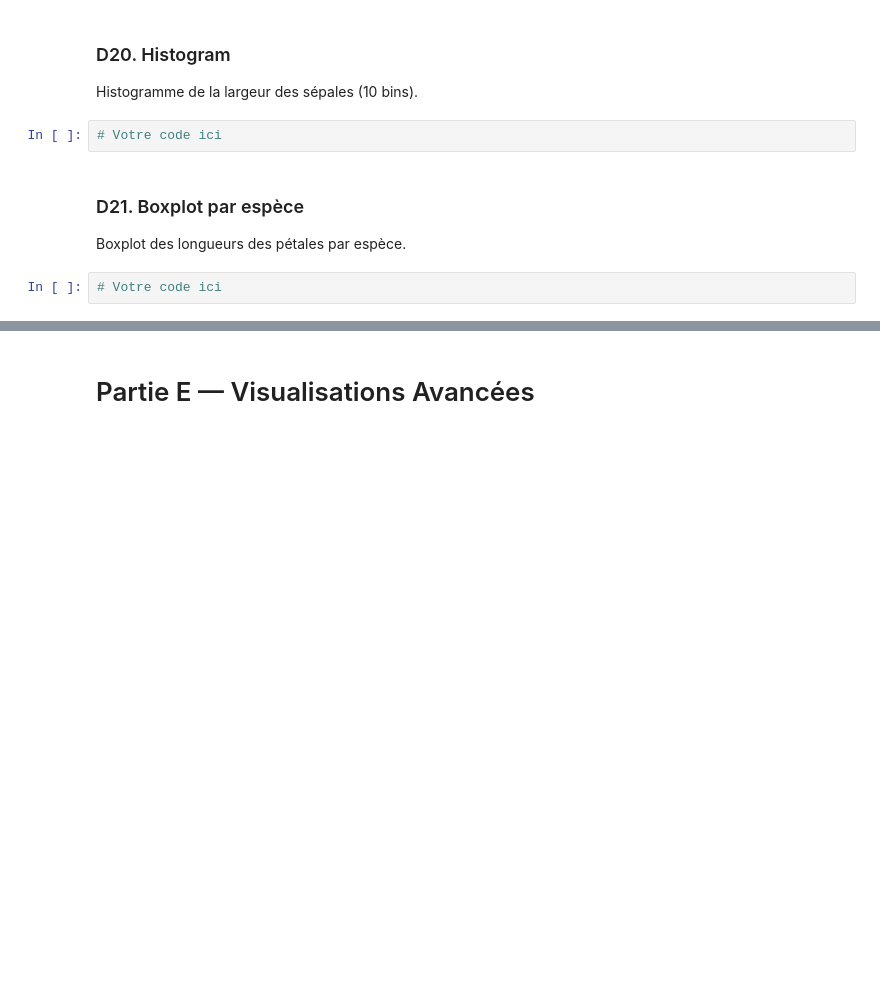
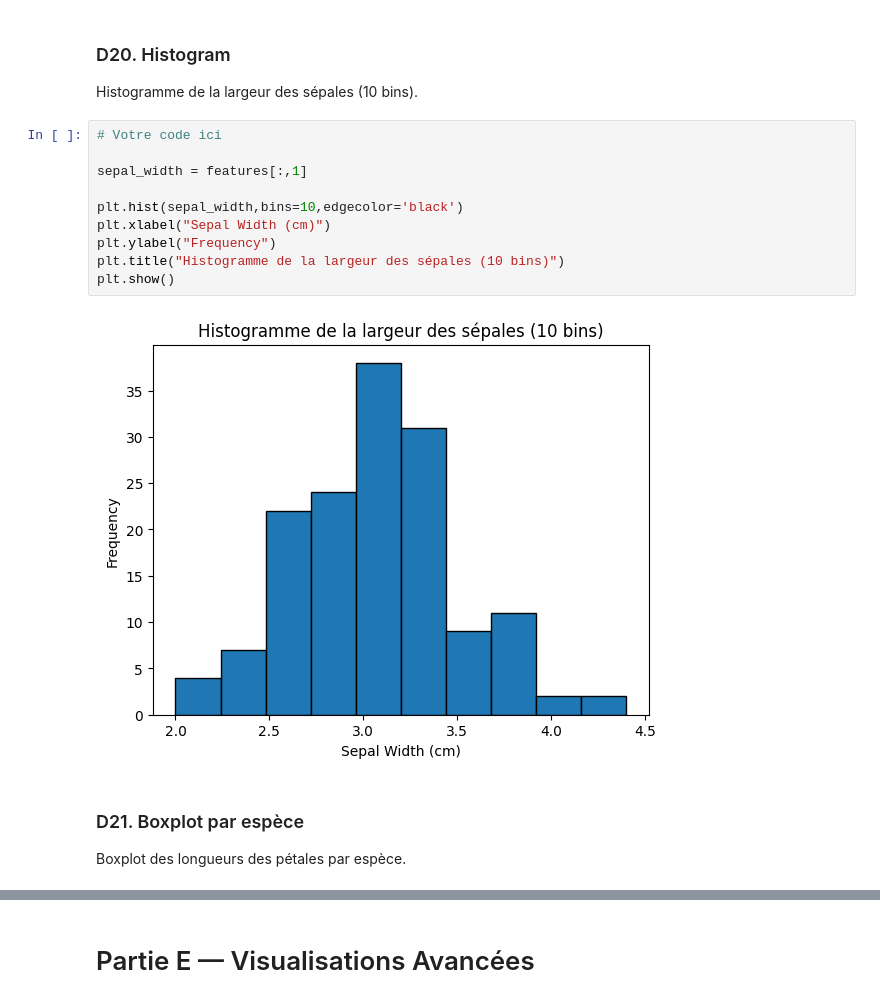
Before and after one commit to USMS-FPK-IA-GI-2025/controle-01-numpy-and-matplotlib-iris-azlafi-salah-eddine, a Jupyter notebook: notebooks/controle_numpy_matplotlib.ipynb, the cells around one changed output, grey strips where cells are left out. Saved outputs shown, nothing was run; the diff lists cells and outputs as text; blank space fills up the shorter version.

```diff
--- a/notebooks/controle_numpy_matplotlib.ipynb
+++ b/notebooks/controle_numpy_matplotlib.ipynb
@@ -297,10 +325,18 @@ Bar chart des moyennes des quatre caractéristiques.
 # %% [markdown]
 ### D20. Histogram
 Histogramme de la largeur des sépales (10 bins).
-# %%
-# Votre code ici
+# %%
+# Votre code ici
+
+sepal_width = features[:,1]
+
+plt.hist(sepal_width,bins=10,edgecolor='black')
+plt.xlabel("Sepal Width (cm)")
+plt.ylabel("Frequency")
+plt.title("Histogramme de la largeur des sépales (10 bins)")
+plt.show()
+# %% [output]
+[figure, added]
 # %% [markdown]
 ### D21. Boxplot par espèce
 Boxplot des longueurs des pétales par espèce.
-# %%
-# Votre code ici
```
Also changed, not shown: parts of 25 cells of this notebook.
